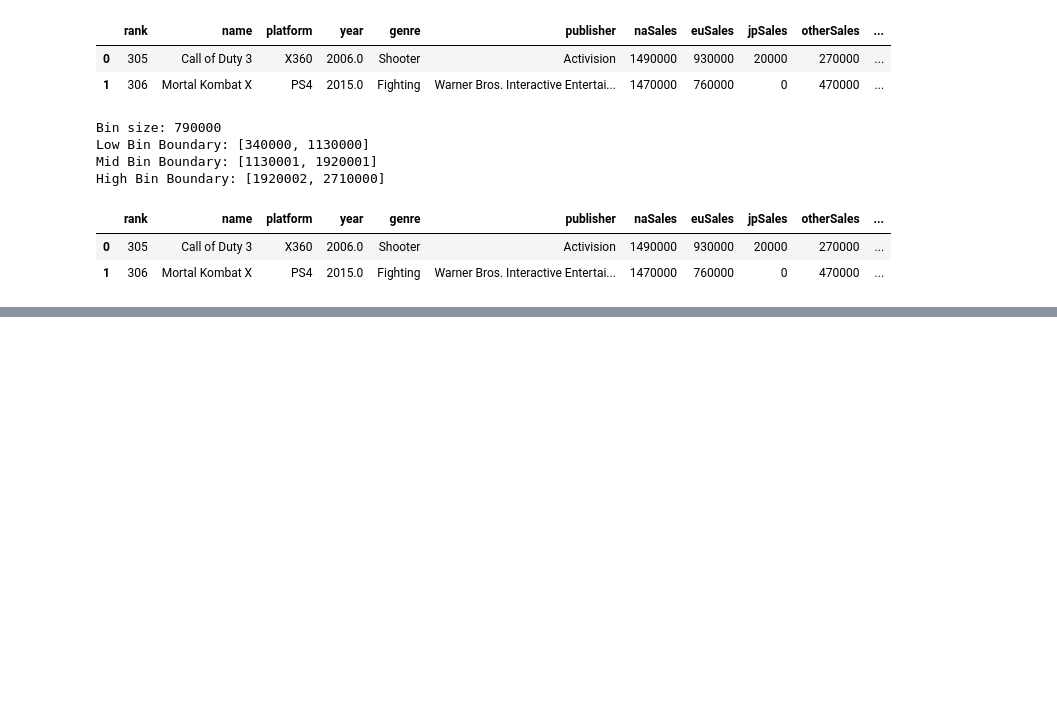
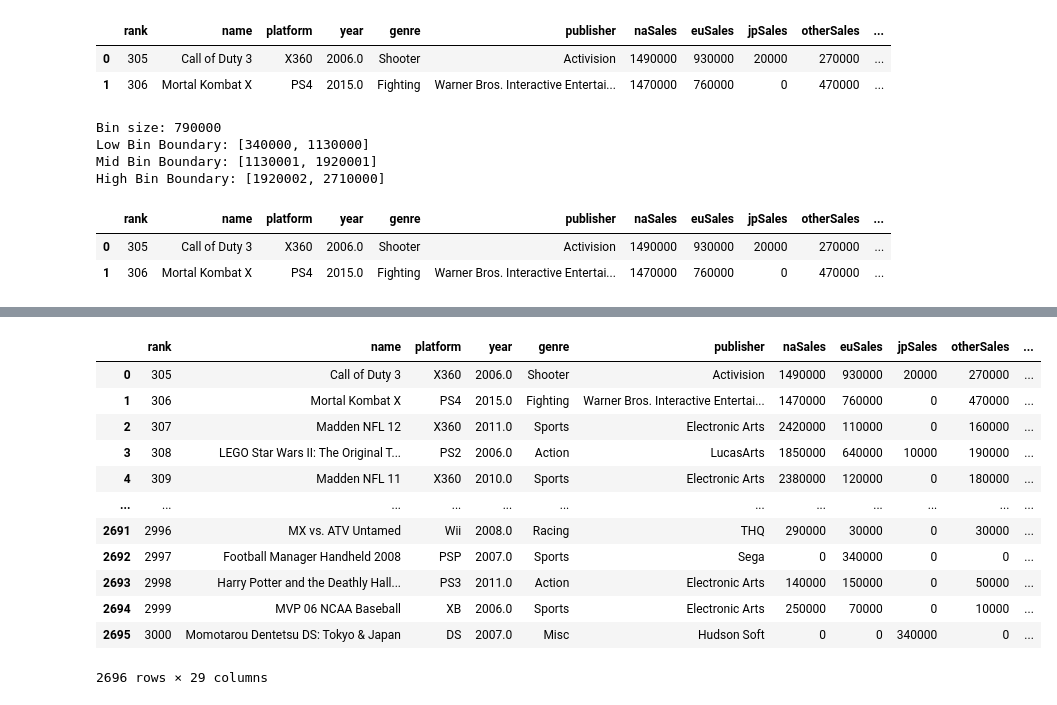
Before and after one commit to jhgalvin/DS_Project, a Jupyter notebook: dsProject.ipynb, the cells around one changed output, grey strips where cells are left out. Saved outputs shown, nothing was run; the diff lists cells and outputs as text; code cells hidden in the pictures; blank space fills up the shorter version.

```diff
--- a/dsProject.ipynb
+++ b/dsProject.ipynb
@@ -517,0 +527,20 @@ X_train, X_test, y_train, y_test = train_test_split(X, y, test_size = 0.3, rando
+# %%
+
+d = {'3DS': 'Nintendo',
+'DS': 'Nintendo',
+'GC': 'Nintendo',
+'GBA': 'Nintendo',
+'WiiU': 'Nintendo',
+'Wii': 'Nintendo',
+'PS2': 'Sony',
+'PS3': 'Sony',
+'PS4': 'Sony',
+'PSP': 'Sony',
+'PSV': 'Sony',
+'X360': 'Microsoft',
+'XB': 'Microsoft',
+'XOne': 'Microsoft',
+'PC': 'PC'
+}
+top3000since2006_standardized['Company'] = top3000since2006_standardized['platform'].map(d)
+top3000since2006_standardized.head()
@@ -517,0 +571,19 @@ X_train, X_test, y_train, y_test = train_test_split(X, y, test_size = 0.3, rando
+# %%
+frames = [top3000since2006_standardized, pd.get_dummies(pd.DataFrame(top3000since2006_standardized.values[:, [4, 12]]))]
+
+top3000since2006_standardized = pd.concat(frames, axis = 1)
+top3000since2006_standardized
+# %% [output]
+|  | rank | name | platform | year | genre | publisher | naSales | euSales | jpSales | otherSales | ... |
+| 0 | 305 | Call of Duty 3 | X360 | 2006.0 | Shooter | Activision | 1490000 | 930000 | 20000 | 270000 | ... |
+| 1 | 306 | Mortal Kombat X | PS4 | 2015.0 | Fighting | Warner Bros. Interactive Entertai... | 1470000 | 760000 | 0 | 470000 | ... |
+| 2 | 307 | Madden NFL 12 | X360 | 2011.0 | Sports | Electronic Arts | 2420000 | 110000 | 0 | 160000 | ... |
+| 3 | 308 | LEGO Star Wars II: The Original T... | PS2 | 2006.0 | Action | LucasArts | 1850000 | 640000 | 10000 | 190000 | ... |
+| 4 | 309 | Madden NFL 11 | X360 | 2010.0 | Sports | Electronic Arts | 2380000 | 120000 | 0 | 180000 | ... |
+| ... | ... | ... | ... | ... | ... | ... | ... | ... | ... | ... | ... |
+| 2691 | 2996 | MX vs. ATV Untamed | Wii | 2008.0 | Racing | THQ | 290000 | 30000 | 0 | 30000 | ... |
+| 2692 | 2997 | Football Manager Handheld 2008 | PSP | 2007.0 | Sports | Sega | 0 | 340000 | 0 | 0 | ... |
+| 2693 | 2998 | Harry Potter and the Deathly Hall... | PS3 | 2011.0 | Action | Electronic Arts | 140000 | 150000 | 0 | 50000 | ... |
+| 2694 | 2999 | MVP 06 NCAA Baseball | XB | 2006.0 | Sports | Electronic Arts | 250000 | 70000 | 0 | 10000 | ... |
+| 2695 | 3000 | Momotarou Dentetsu DS: Tokyo & Japan | DS | 2007.0 | Misc | Hudson Soft | 0 | 0 | 340000 | 0 | ... |
+2696 rows × 29 columns
```
Also changed, not shown: parts of 9 cells of this notebook, 1 other file.
